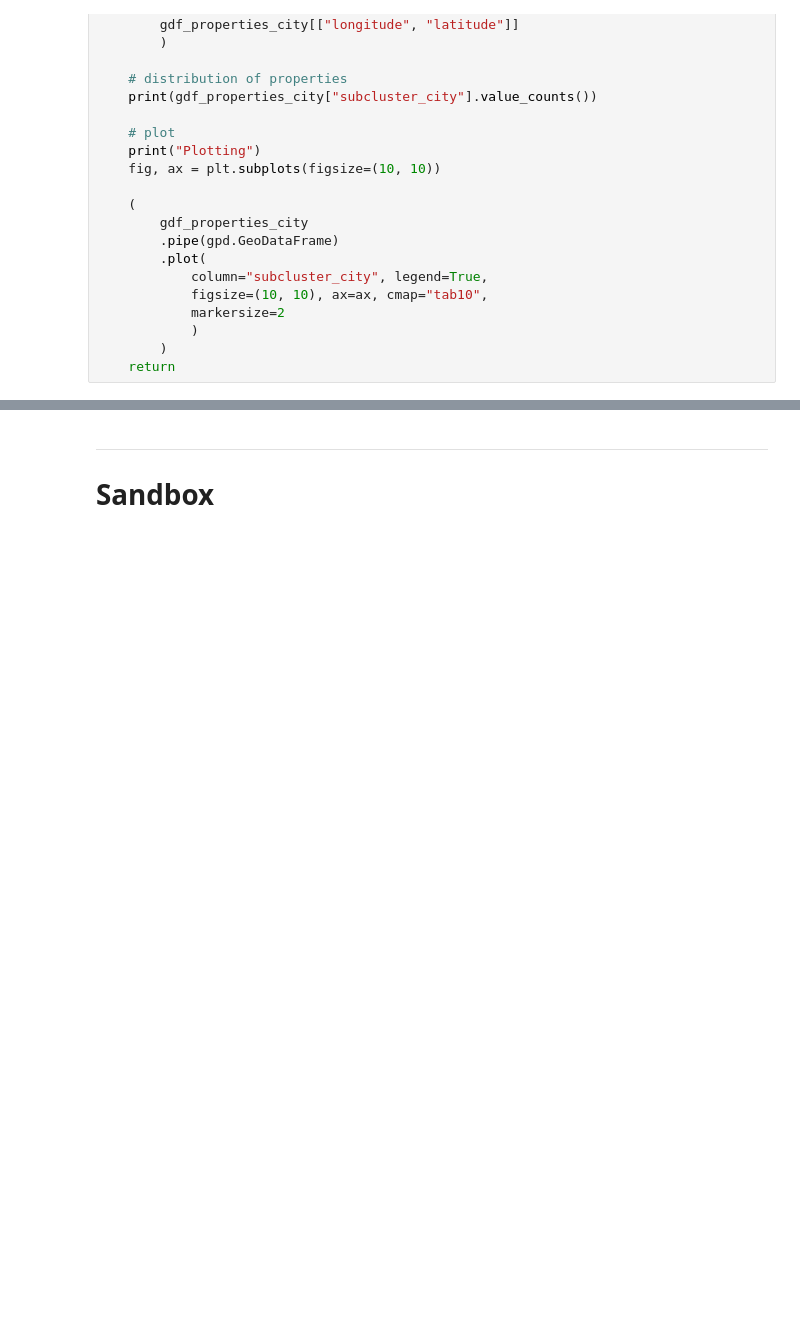
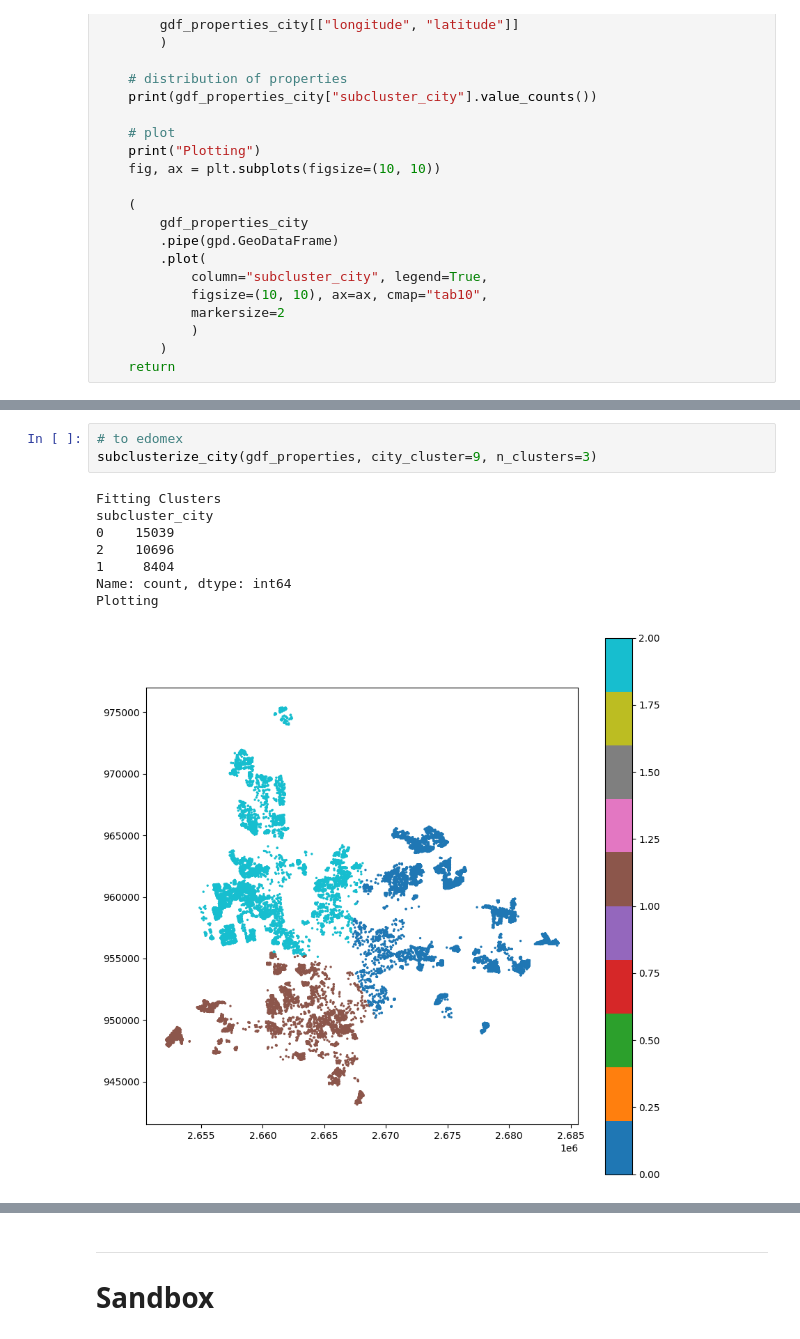
Before and after one commit to romanAVJ/mds-research-stay, a Jupyter notebook: src/P1_PRE_EDA/s6_competitors.ipynb, the cells around one changed output, grey strips where cells are left out. Cells and saved outputs as stored; diff of their text form; blank space fills up the shorter version.

```diff
--- a/src/P1_PRE_EDA/s6_competitors.ipynb
+++ b/src/P1_PRE_EDA/s6_competitors.ipynb
@@ -319,0 +370,12 @@ subclusterize_city(gdf_properties, city_cluster=21, n_clusters=3)
+# %%
+# to edomex
+subclusterize_city(gdf_properties, city_cluster=9, n_clusters=3)
+# %% [output]
+Fitting Clusters
+subcluster_city
+0    15039
+2    10696
+1     8404
+Name: count, dtype: int64
+Plotting
+[figure, added]
```
Also changed, not shown: parts of 79 cells of this notebook, 1 other file.
